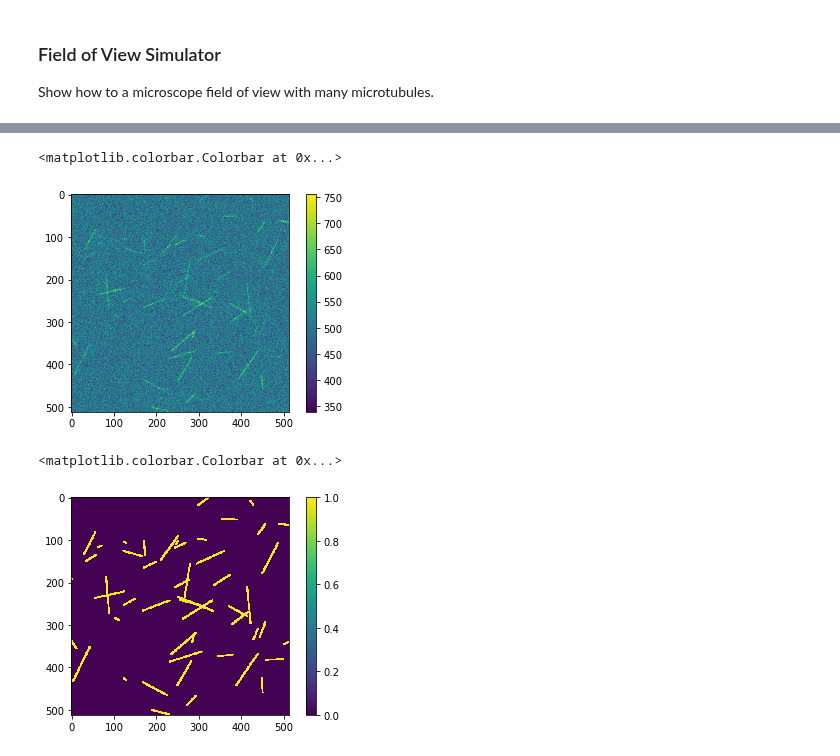
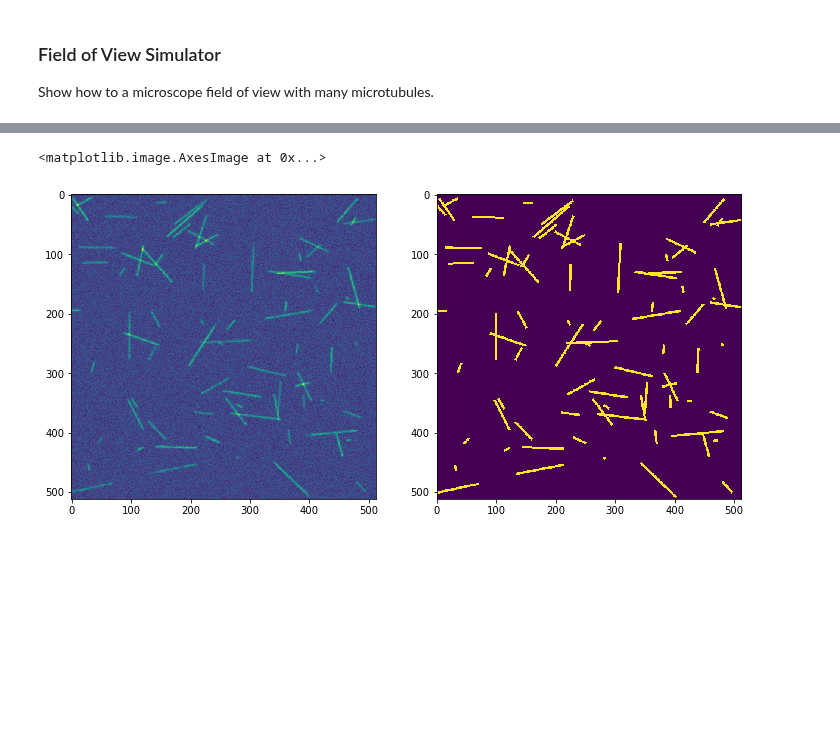
Before and after one commit to brouhardlab/anamic, a Jupyter notebook: notebooks/Field of View MTs Simulator.ipynb, the cells around one changed output, grey strips where cells are left out. Drawn from its saved outputs; the diff is of its cells as text; code cells hidden in the pictures; blank space fills up the shorter version.

```diff
--- a/notebooks/Field of View MTs Simulator.ipynb
+++ b/notebooks/Field of View MTs Simulator.ipynb
@@ -26,7 +23,7 @@ image_size_pixel = 512
 # Per image parameters
 image_parameters = {}
 image_parameters['n_mt'] = {}
-image_parameters['n_mt']['values'] = np.arange(5, 8)
+image_parameters['n_mt']['values'] = [80]#np.arange(20, 40)
 image_parameters['n_mt']['prob'] = 'uniform'
 
 image_parameters['signal_mean'] = {}
@@ -48,8 +45,11 @@ image_parameters['bg_std']['prob'] = 'normal'
 image_parameters['noise_factor'] = {}
 image_parameters['noise_factor']['values'] = {'loc': 1, 'scale': 0.1}
 image_parameters['noise_factor']['prob'] = 'normal'
-image_parameters['noise_factor']['values'] = [1.5]
+image_parameters['noise_factor']['values'] = [0.5]
 image_parameters['noise_factor']['prob'] = [1]
+
+image_parameters['mask_line_width'] = 4  # pixel
+image_parameters['mask_backend'] = 'skimage'
 
 # Per microtubule parameters.
 microtubule_parameters = {}
@@ -70,7 +70,7 @@ microtubule_parameters['labeling_ratio'] = {}
 microtubule_parameters['labeling_ratio']['values'] = [0.08, 0.09, 0.10, 0.11, 0.12, 0.13]
 microtubule_parameters['labeling_ratio']['prob'] = 'uniform'
 
-microtubule_parameters['pixel_size'] = 110  # nm/pixel
+microtubule_parameters['pixel_size'] = pixel_size  # nm/pixel
 microtubule_parameters['x_offset'] = 2000  # nm
 microtubule_parameters['y_offset'] = 2000  # nm
 microtubule_parameters['psf_size'] = 135  # nm
@@ -78,15 +78,12 @@ microtubule_parameters['psf_size'] = 135  # nm
 image, masks, mts = anamic.simulator.create_fov(image_size_pixel, pixel_size, microtubule_parameters, image_parameters, return_positions=True)
 # %% [output]
 [interactive output not drawn]
-# %%
-plt.imshow(image)
-plt.colorbar()
-# %% [output]
-<matplotlib.colorbar.Colorbar at 0x...>
-[figure, removed]
-# %%
-plt.imshow(masks.max(axis=0))
-plt.colorbar()
-# %% [output]
-<matplotlib.colorbar.Colorbar at 0x...>
-[figure, removed]
+# %%
+fig, axs = plt.subplots(ncols=2, figsize=(12, 6))
+
+im = axs[0].imshow(image)
+#fig.colorbar(im, ax=axs[0])
+axs[1].imshow(masks.max(axis=0))
+# %% [output]
+<matplotlib.image.AxesImage at 0x...>
+[figure, added]
```
Also changed, not shown: parts of 1 cell of this notebook, 7 other files.
